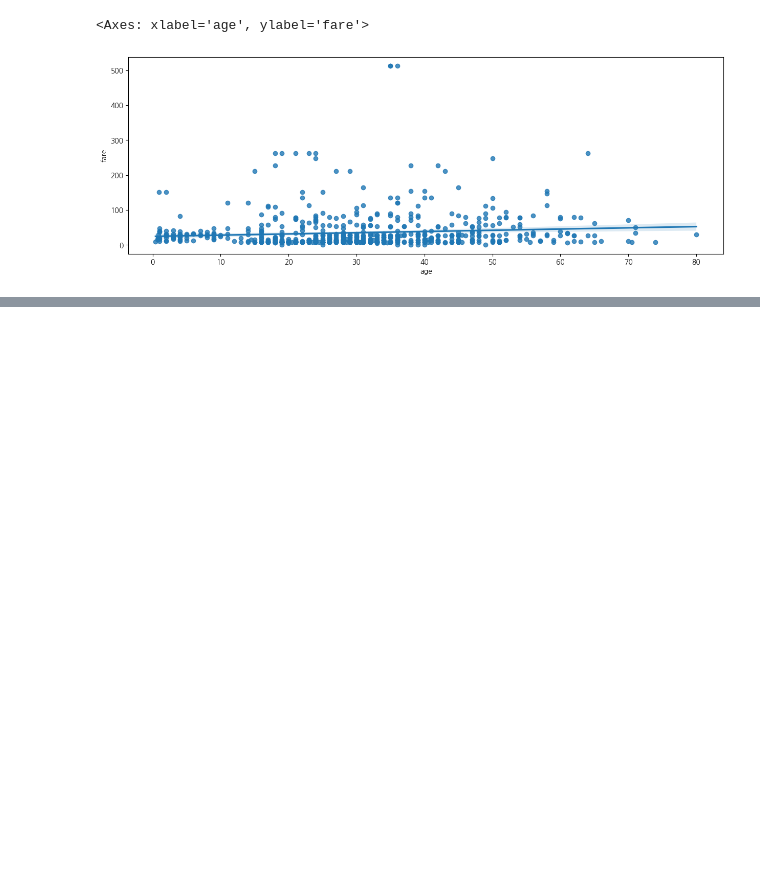
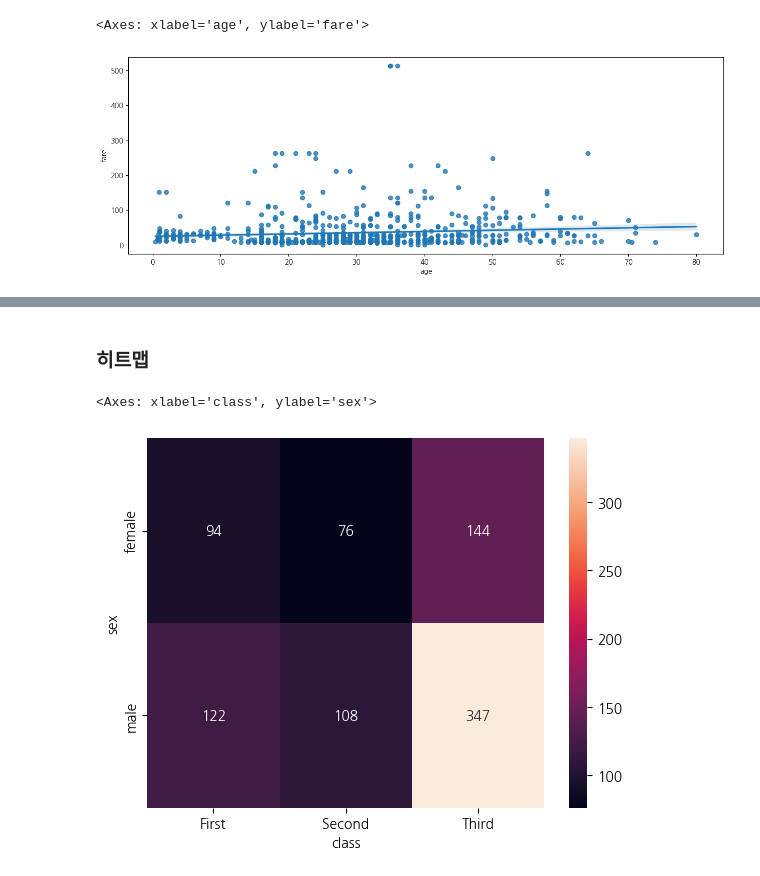
Before and after one commit to gikpreet/class-data_analysis, a Jupyter notebook: 05_Data_Visualization/code/module05.ipynb, the cells around one changed output, grey strips where cells are left out. Saved outputs shown, nothing was run; the diff lists cells and outputs as text; code cells hidden in the pictures; blank space fills up the shorter version.

```diff
--- a/05_Data_Visualization/code/module05.ipynb
+++ b/05_Data_Visualization/code/module05.ipynb
@@ -330,0 +372,10 @@ sns.regplot(x='age',y='fare',data=df_titanic)
+# %% [markdown]
+### 히트맵
+# %%
+table = df_titanic.pivot_table(index=['sex'], columns=['class'], aggfunc='size')
+sns.heatmap(table,
+            annot=True, fmt='d',
+            cbar=True)
+# %% [output]
+<Axes: xlabel='class', ylabel='sex'>
+[figure, added]
```
Also changed, not shown: parts of 17 cells of this notebook, 7 other files.
